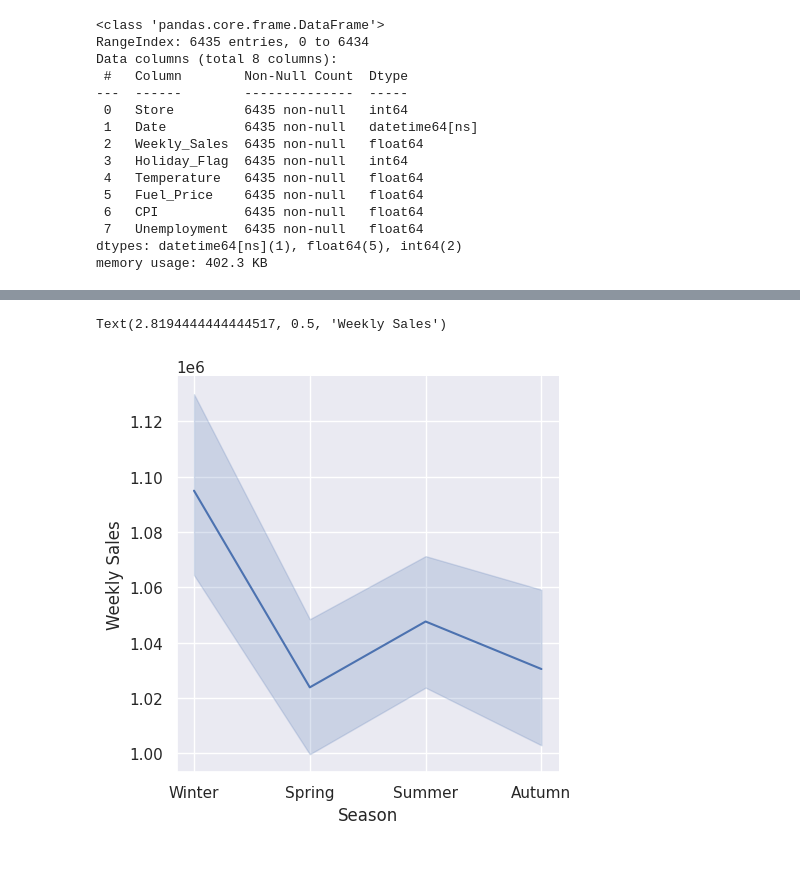
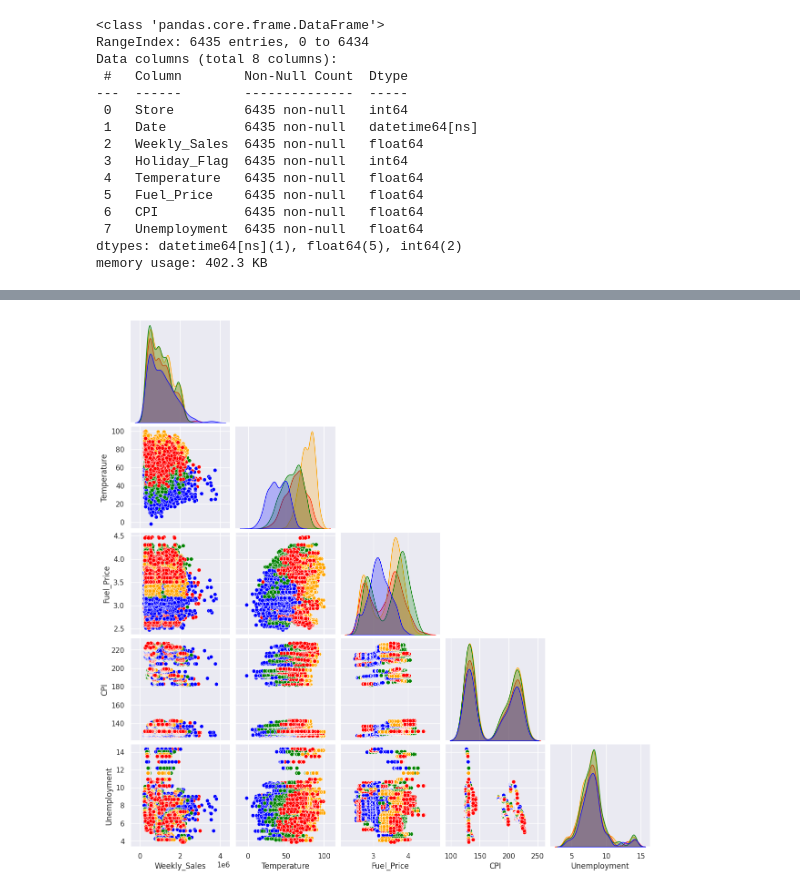
Before and after one commit to pullz6/Retail_Prediction, a Jupyter notebook: Retail_Forecasting.ipynb, the cells around one changed output, grey strips where cells are left out. Saved outputs shown, nothing was run; the diff lists cells and outputs as text; code cells hidden in the pictures; blank space fills up the shorter version.

```diff
--- a/Retail_Forecasting.ipynb
+++ b/Retail_Forecasting.ipynb
@@ -133,7 +160,6 @@ Text(12.444444444444452, 0.5, 'Weekly Sales')
-# %%
-sns.relplot(data=df, x="Season", y="Weekly_Sales", kind="line")
-plt.xlabel('Season')
-plt.ylabel('Weekly Sales')
-# %% [output]
-Text(2.8194444444444517, 0.5, 'Weekly Sales')
-[figure, removed]
+# %%
+season_colors = {'Winter':'blue','Spring':'green','Summer':'orange','Autumn':'red'}
+g = sns.pairplot(df[['Weekly_Sales','Temperature','Fuel_Price','CPI','Unemployment','Season']],corner=True,hue='Season',palette=season_colors)
+g._legend.remove()
+# %% [output]
+[figure, added]
```
Also changed, not shown: parts of 5 cells of this notebook.
